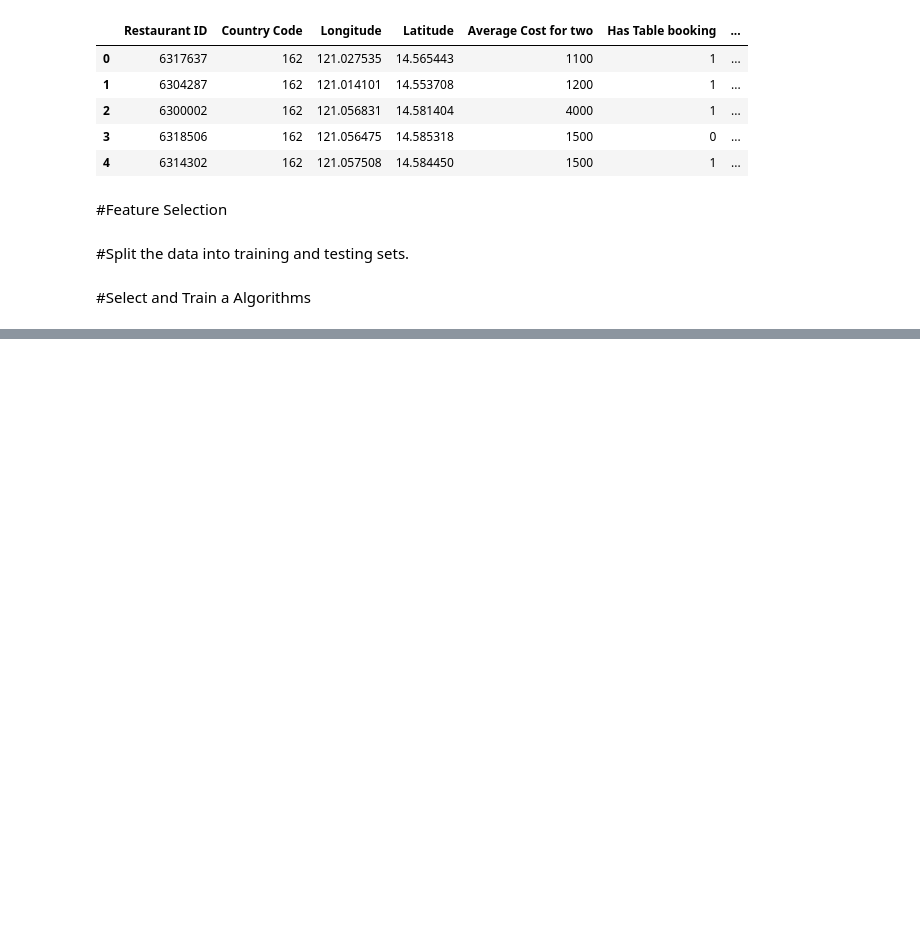
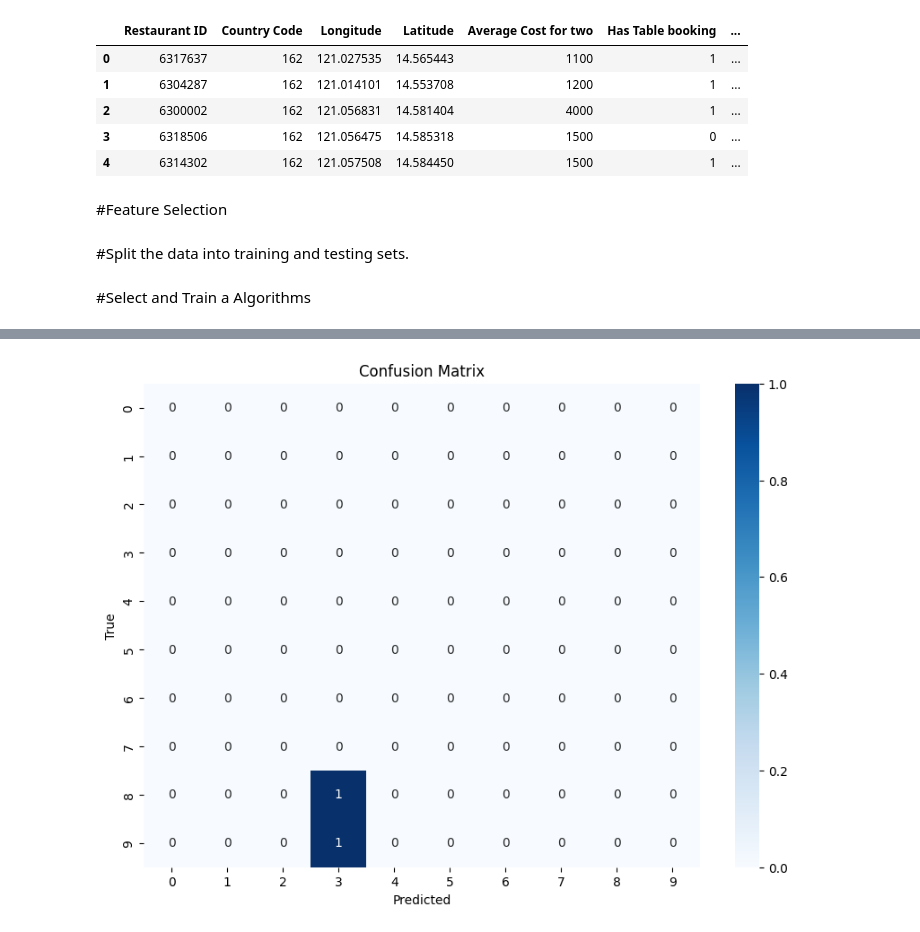
Before and after one commit to JohnMakgakgaDS/ML-intern-Cognifyz, a Jupyter notebook: mltask3.ipynb, the cells around one changed output, grey strips where cells are left out. Cells and saved outputs as stored; diff of their text form; code cells hidden in the pictures; blank space fills up the shorter version.

```diff
--- a/mltask3.ipynb
+++ b/mltask3.ipynb
@@ -213,5 +213,7 @@ model.fit(X_train, y_train)
 from sklearn.ensemble import RandomForestClassifier
 
 # Instantiate and train the model
-rf_model = RandomForestClassifier(n_estimators=200, random_state=42,n_jobs=-1)
+
+
+rf_model = RandomForestClassifier(n_estimators=100, random_state=42,n_jobs=-1)
 rf_model.fit(X_train, y_train)
@@ -231,15 +253,29 @@ print(report)
+# %%
+# Get unique classes from y_test and y_pred
+unique_classes = np.unique(np.concatenate((y_test, y_pred)))
 # %%
+# Import the required libraries
 from sklearn.metrics import confusion_matrix
+import matplotlib.pyplot as plt
 import seaborn as sns
-import matplotlib.pyplot as plt
 
-# Confusion matrix
-cm = confusion_matrix(y_test, y_pred)
+# Generate the confusion matrix
+cm = confusion_matrix(y_test, y_pred, labels=unique_classes)
 
-# Plotting the confusion matrix
+# Create the DataFrame with the correct indices and columns
+cm_df = pd.DataFrame(cm, index=unique_classes, columns=unique_classes)
+
+# Limit to the first n classes (for example, first 10)
+n_classes = 10  # Adjust this value as needed
+cm_limited = cm[:n_classes, :n_classes]
+
 plt.figure(figsize=(10, 7))
-sns.heatmap(cm, annot=True, fmt="d", cmap="Blues", xticklabels=encoder.classes_, yticklabels=encoder.classes_)
+sns.heatmap(cm_limited, annot=True, fmt="d", cmap="Blues",
+            xticklabels=encoder.classes_[:n_classes],
+            yticklabels=encoder.classes_[:n_classes])
 plt.xlabel('Predicted')
-plt.ylabel('Actual')
+plt.ylabel('True')
 plt.title('Confusion Matrix')
 plt.show()
+# %% [output]
+[figure, added]
```
Also changed, not shown: parts of 6 cells of this notebook.
